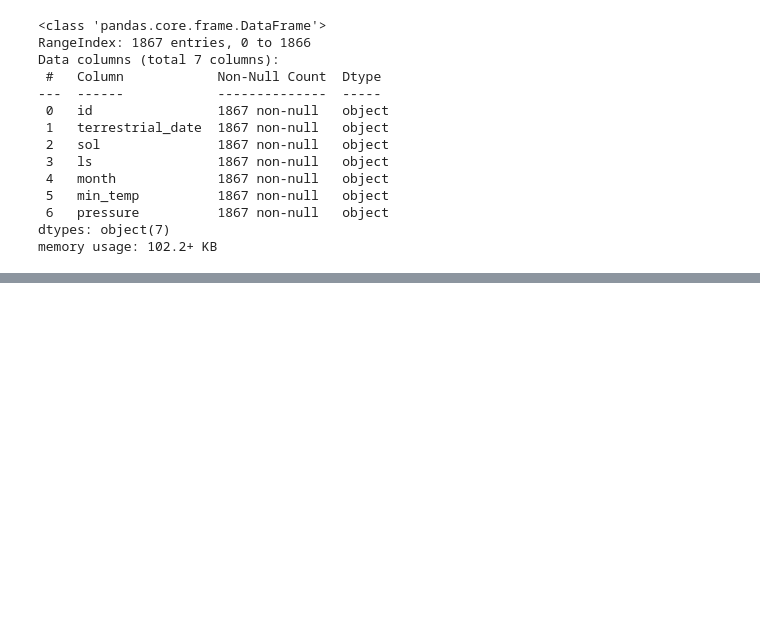
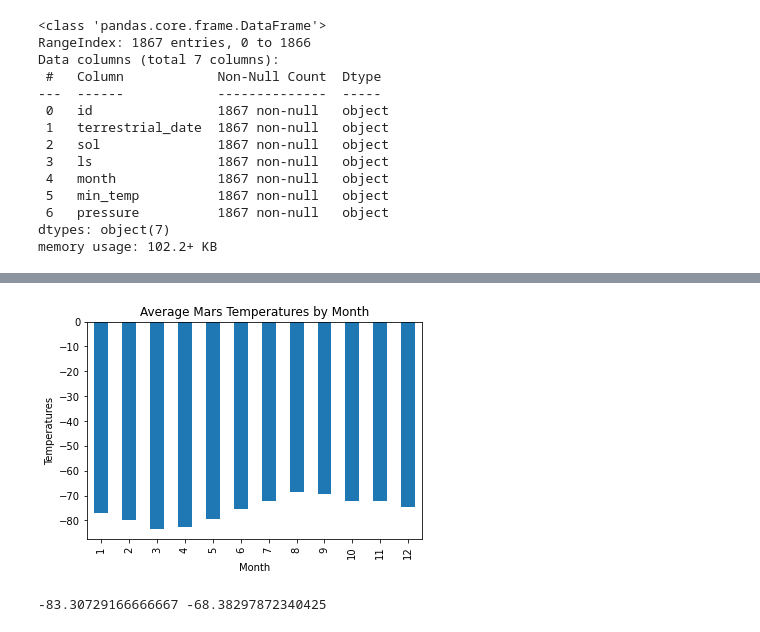
Before and after one commit to meghanhkoon/Mission-to-Mars, a Jupyter notebook: mars_data_challenge_part_2.ipynb, the cells around one changed output, grey strips where cells are left out. Cells and saved outputs as stored; diff of their text form; code cells hidden in the pictures; blank space fills up the shorter version.

```diff
--- a/mars_data_challenge_part_2.ipynb
+++ b/mars_data_challenge_part_2.ipynb
@@ -33,6 +33,7 @@ mars_df
 | 1866 | 1895 | 2018-02-27 | 1977 | 135 | 5 | -77.0 | 727.0 |
 1867 rows × 7 columns
 # %%
+# Scrape HTML using Splinter and Beautiful Soup
 # Set up Splinter
 executable_path = {'executable_path': ChromeDriverManager().install()}
 browser = Browser('chrome', **executable_path, headless=False)
@@ -40,6 +41,5 @@ browser = Browser('chrome', **executable_path, headless=False)
 # Visit the Mars Tempurature Data site
 url = 'https://data-class-mars-challenge.s3.amazonaws.com/Mars/index.html'
 browser.visit(url)
-
 html = browser.html
-html_soup = soup(html, 'html.parser')
+soup = BeautifulSoup(html, 'html.parser')
@@ -68,6 +60,8 @@ rows
 # %%
-# Find all data rows and temperatures using for loops
 mars_temps = []
+
+table = soup.find('table', class_="table")
+rows = table.find_all('tr', class_="data-row")
 
 for row in rows:
     row_data = row.find_all('td')
@@ -78,5 +72,3 @@ for row in rows:
         temperatures.append(data.text)
 
     mars_temps.append(temperatures)
-
-mars_temps
@@ -138,0 +131,11 @@ memory usage: 102.2+ KB
+# %%
+# Convert to appropriate data types
+df.id = df.id.astype('int')
+df.terrestrial_date = pd.to_datetime(df.terrestrial_date)
+df.sol = df.sol.astype('int')
+df.ls = df.ls.astype('int')
+df.month = df.month.astype('int')
+df.min_temp = df.min_temp.astype('float')
+df.pressure = df.pressure.astype('float')
+
+df.info()
@@ -138,0 +178,5 @@ memory usage: 102.2+ KB
+# %%
+# Answer the following question: What are the coldest and the warmest months on Mars (at the location of Curiosity)?
+# Get the answer by averaging the minimum daily temperature of all the months. Plot the results as a bar chart.
+avg_temps = df.groupby(by=["month"])['min_temp'].mean()
+print(avg_temps)
@@ -138,0 +198,17 @@ memory usage: 102.2+ KB
+# %%
+# Plot the average temperature by month
+avg_temps.plot(kind='bar')
+plt.title("Average Mars Temperatures by Month")
+plt.xlabel("Month")
+plt.ylabel('Temperatures')
+plt.show()
+# %% [output]
+[figure, added]
+# %%
+# Min and Max Temps
+min_temp = avg_temps.min()
+max_temp = avg_temps.max()
+
+print(min_temp, max_temp)
+# %% [output]
+-83.30729166666667 -68.38297872340425
```
Also changed, not shown: parts of 17 cells of this notebook, 4 other files.
